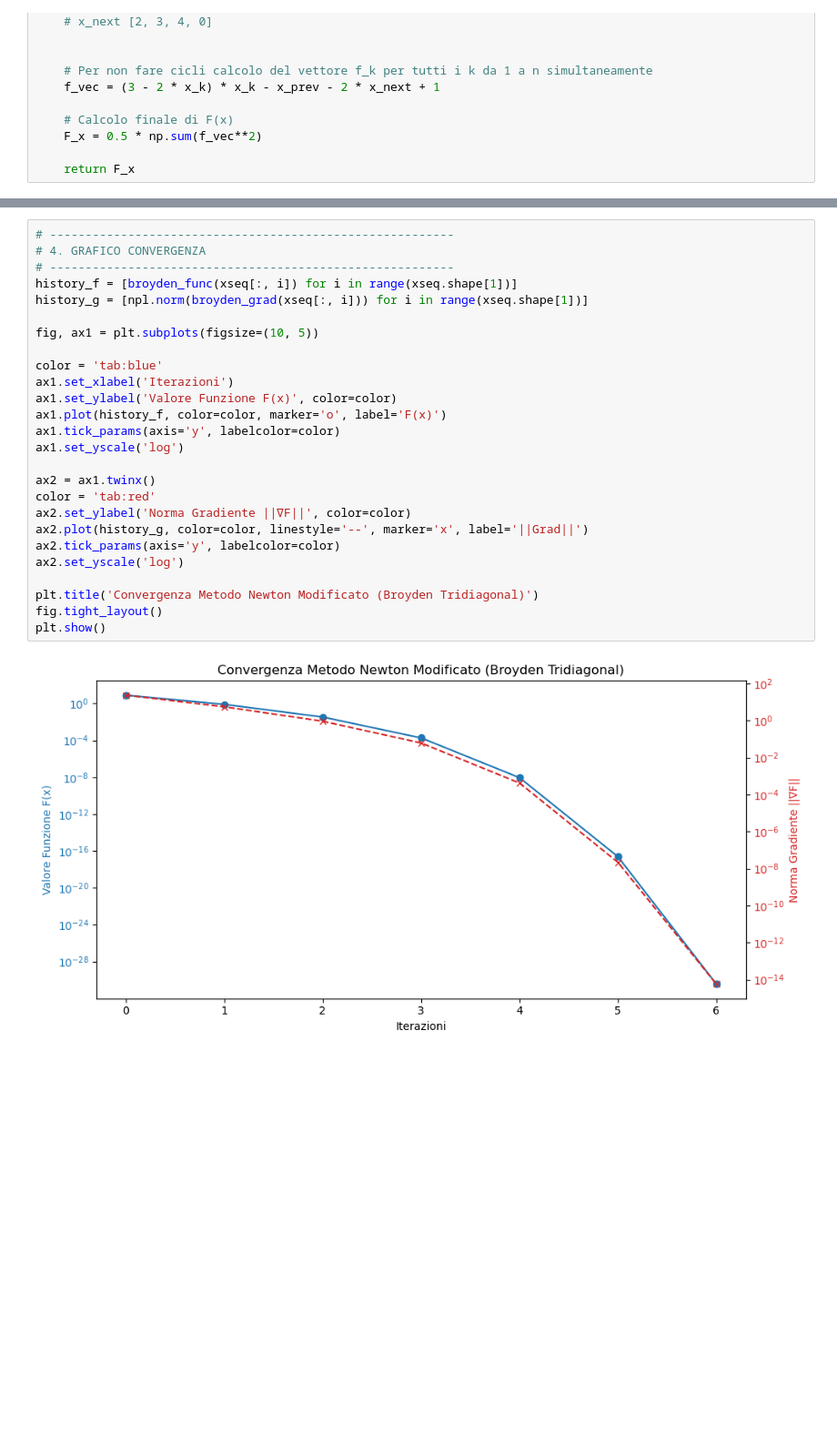
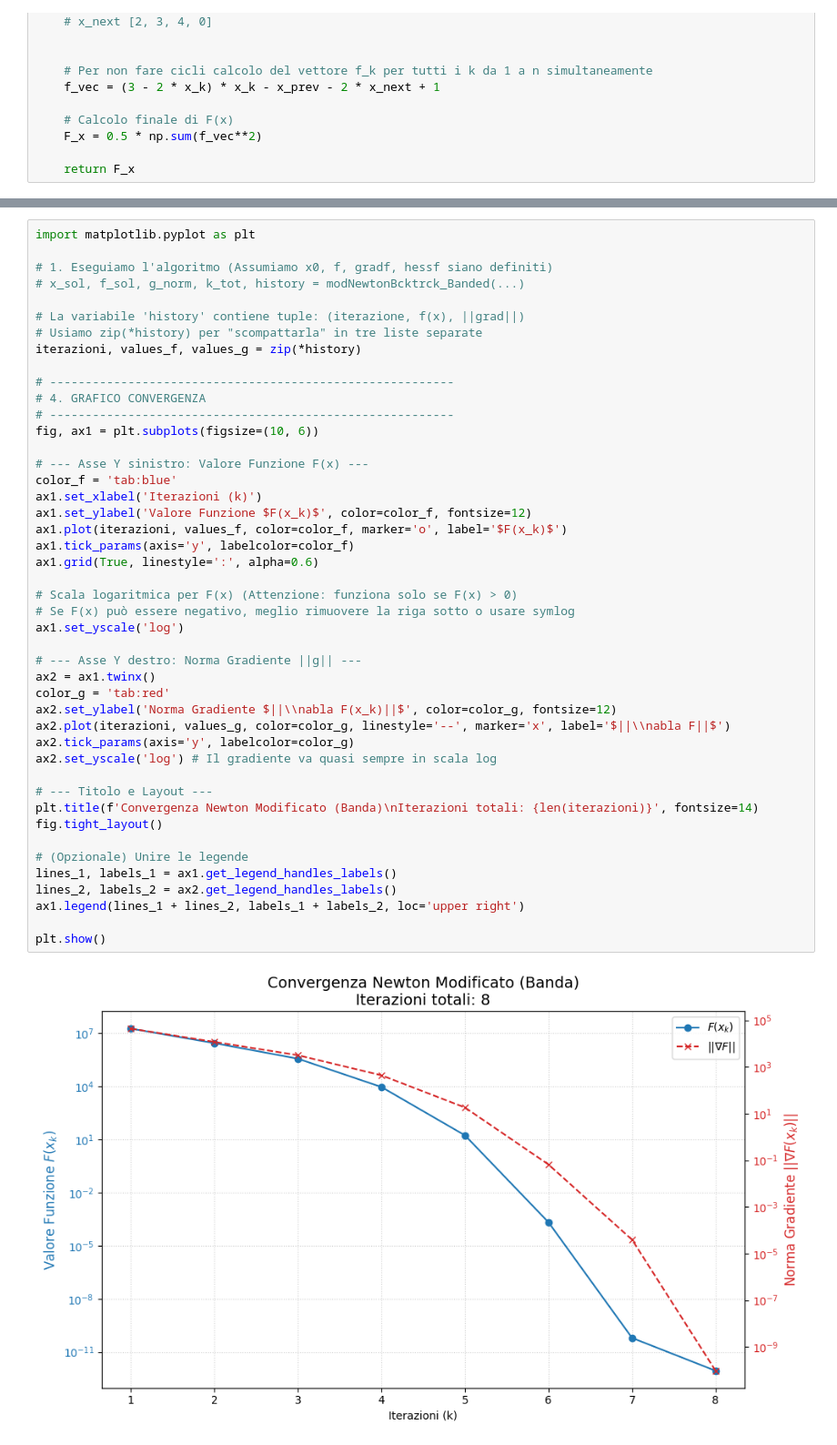
Before and after one commit to luciobaiocchi/NM_opt_assignment, a Jupyter notebook: code.ipynb, the cells around one changed output, grey strips where cells are left out. Shown at 91% size. Drawn from its saved outputs; the diff is of its cells as text; blank space fills up the shorter version.

```diff
--- a/code.ipynb
+++ b/code.ipynb
@@ -616,28 +862,47 @@ Norma gradiente finale: 5.814100373426007e-15
 # %%
+import matplotlib.pyplot as plt
+
+# 1. Eseguiamo l'algoritmo (Assumiamo x0, f, gradf, hessf siano definiti)
+# x_sol, f_sol, g_norm, k_tot, history = modNewtonBcktrck_Banded(...)
+
+# La variabile 'history' contiene tuple: (iterazione, f(x), ||grad||)
+# Usiamo zip(*history) per "scompattarla" in tre liste separate
+iterazioni, values_f, values_g = zip(*history)
+
 # ---------------------------------------------------------
 # 4. GRAFICO CONVERGENZA
 # ---------------------------------------------------------
-history_f = [broyden_func(xseq[:, i]) for i in range(xseq.shape[1])]
-history_g = [npl.norm(broyden_grad(xseq[:, i])) for i in range(xseq.shape[1])]
+fig, ax1 = plt.subplots(figsize=(10, 6))
 
-fig, ax1 = plt.subplots(figsize=(10, 5))
+# --- Asse Y sinistro: Valore Funzione F(x) ---
+color_f = 'tab:blue'
+ax1.set_xlabel('Iterazioni (k)')
+ax1.set_ylabel('Valore Funzione $F(x_k)$', color=color_f, fontsize=12)
+ax1.plot(iterazioni, values_f, color=color_f, marker='o', label='$F(x_k)$')
+ax1.tick_params(axis='y', labelcolor=color_f)
+ax1.grid(True, linestyle=':', alpha=0.6)
 
-color = 'tab:blue'
-ax1.set_xlabel('Iterazioni')
-ax1.set_ylabel('Valore Funzione F(x)', color=color)
-ax1.plot(history_f, color=color, marker='o', label='F(x)')
-ax1.tick_params(axis='y', labelcolor=color)
+# Scala logaritmica per F(x) (Attenzione: funziona solo se F(x) > 0)
+# Se F(x) può essere negativo, meglio rimuovere la riga sotto o usare symlog
 ax1.set_yscale('log')
 
+# --- Asse Y destro: Norma Gradiente ||g|| ---
 ax2 = ax1.twinx()
-color = 'tab:red'
-ax2.set_ylabel('Norma Gradiente ||∇F||', color=color)
-ax2.plot(history_g, color=color, linestyle='--', marker='x', label='||Grad||')
-ax2.tick_params(axis='y', labelcolor=color)
-ax2.set_yscale('log')
+color_g = 'tab:red'
+ax2.set_ylabel('Norma Gradiente $||\\nabla F(x_k)||$', color=color_g, fontsize=12)
+ax2.plot(iterazioni, values_g, color=color_g, linestyle='--', marker='x', label='$||\\nabla F||$')
+ax2.tick_params(axis='y', labelcolor=color_g)
+ax2.set_yscale('log') # Il gradiente va quasi sempre in scala log
 
-plt.title('Convergenza Metodo Newton Modificato (Broyden Tridiagonal)')
+# --- Titolo e Layout ---
+plt.title(f'Convergenza Newton Modificato (Banda)\nIterazioni totali: {len(iterazioni)}', fontsize=14)
 fig.tight_layout()
+
+# (Opzionale) Unire le legende
+lines_1, labels_1 = ax1.get_legend_handles_labels()
+lines_2, labels_2 = ax2.get_legend_handles_labels()
+ax1.legend(lines_1 + lines_2, labels_1 + labels_2, loc='upper right')
+
 plt.show()
 # %% [output]
-[figure, old version]
+[figure, new version]
```
Also changed, not shown: parts of 14 cells of this notebook.
